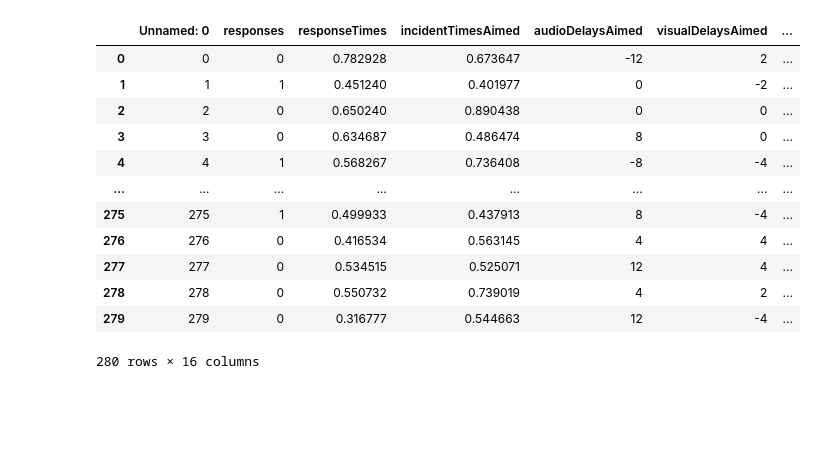
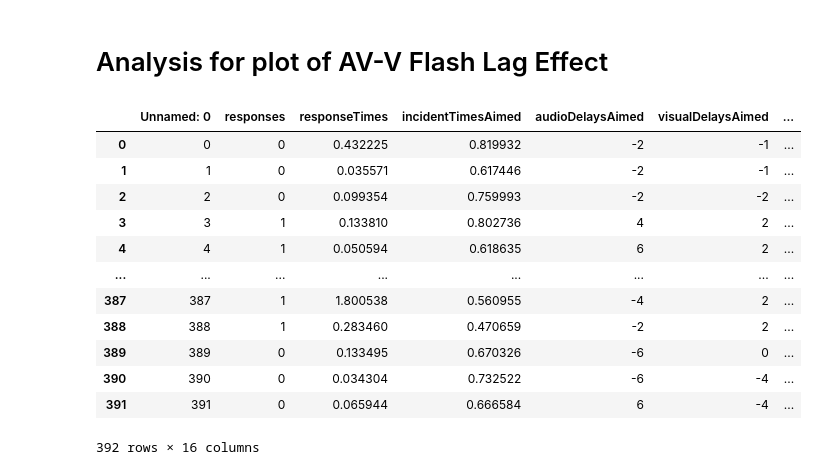
Before and after one commit to omeryildiran/av-v-fle, a Jupyter notebook: analysis.ipynb, the cells around one changed output. Saved outputs shown, nothing was run; the diff lists cells and outputs as text; code cells hidden in the pictures; blank space fills up the shorter version.

```diff
--- a/analysis.ipynb
+++ b/analysis.ipynb
@@ -1,3 +1,5 @@
+# %% [markdown]
+# Analysis for plot of AV-V Flash Lag Effect
 # %%
 import numpy as np
 import matplotlib.pyplot as plt
@@ -14,23 +71,23 @@ def flatten_extend(matrix):
 
 #all_responses=flatten_extend(all_responses)
 # %%
-df =  pd.read_csv('data/868348_av_v_fle_2024-10-09_19h30.52.159.csv')
+df =  pd.read_csv('data/405836_av_v_fle_2024-10-14_16h33.24.360.csv')
 # Create a new column that will represent the audioDelayAimed in terms of ms
 df['audioDelayAimed_ms'] = df['audioDelaysAimed']*16.6667
 df['visualDelayAimed_ms'] = df['visualDelaysAimed']*16.6667
 df['audioDelayReal_ms'] =(df["audioTime"]-df["flashTime"])*1000
 df
 # %% [output]
 |  | Unnamed: 0 | responses | responseTimes | incidentTimesAimed | audioDelaysAimed | visualDelaysAimed | ... |
-| 0 | 0 | 0 | 0.782928 | 0.673647 | -12 | 2 | ... |
-| 1 | 1 | 1 | 0.451240 | 0.401977 | 0 | -2 | ... |
-| 2 | 2 | 0 | 0.650240 | 0.890438 | 0 | 0 | ... |
-| 3 | 3 | 0 | 0.634687 | 0.486474 | 8 | 0 | ... |
-| 4 | 4 | 1 | 0.568267 | 0.736408 | -8 | -4 | ... |
+| 0 | 0 | 0 | 0.432225 | 0.819932 | -2 | -1 | ... |
+| 1 | 1 | 0 | 0.035571 | 0.617446 | -2 | -1 | ... |
+| 2 | 2 | 0 | 0.099354 | 0.759993 | -2 | -2 | ... |
+| 3 | 3 | 1 | 0.133810 | 0.802736 | 4 | 2 | ... |
+| 4 | 4 | 1 | 0.050594 | 0.618635 | 6 | 2 | ... |
 | ... | ... | ... | ... | ... | ... | ... | ... |
-| 275 | 275 | 1 | 0.499933 | 0.437913 | 8 | -4 | ... |
-| 276 | 276 | 0 | 0.416534 | 0.563145 | 4 | 4 | ... |
-| 277 | 277 | 0 | 0.534515 | 0.525071 | 12 | 4 | ... |
-| 278 | 278 | 0 | 0.550732 | 0.739019 | 4 | 2 | ... |
-| 279 | 279 | 0 | 0.316777 | 0.544663 | 12 | -4 | ... |
+| 387 | 387 | 1 | 1.800538 | 0.560955 | -4 | 2 | ... |
+| 388 | 388 | 1 | 0.283460 | 0.470659 | -2 | 2 | ... |
+| 389 | 389 | 0 | 0.133495 | 0.670326 | -6 | 0 | ... |
+| 390 | 390 | 0 | 0.034304 | 0.732522 | -6 | -4 | ... |
+| 391 | 391 | 0 | 0.065944 | 0.666584 | 6 | -4 | ... |
-280 rows × 16 columns
+392 rows × 16 columns
```
Also changed, not shown: parts of 15 cells of this notebook, 5 other files.
